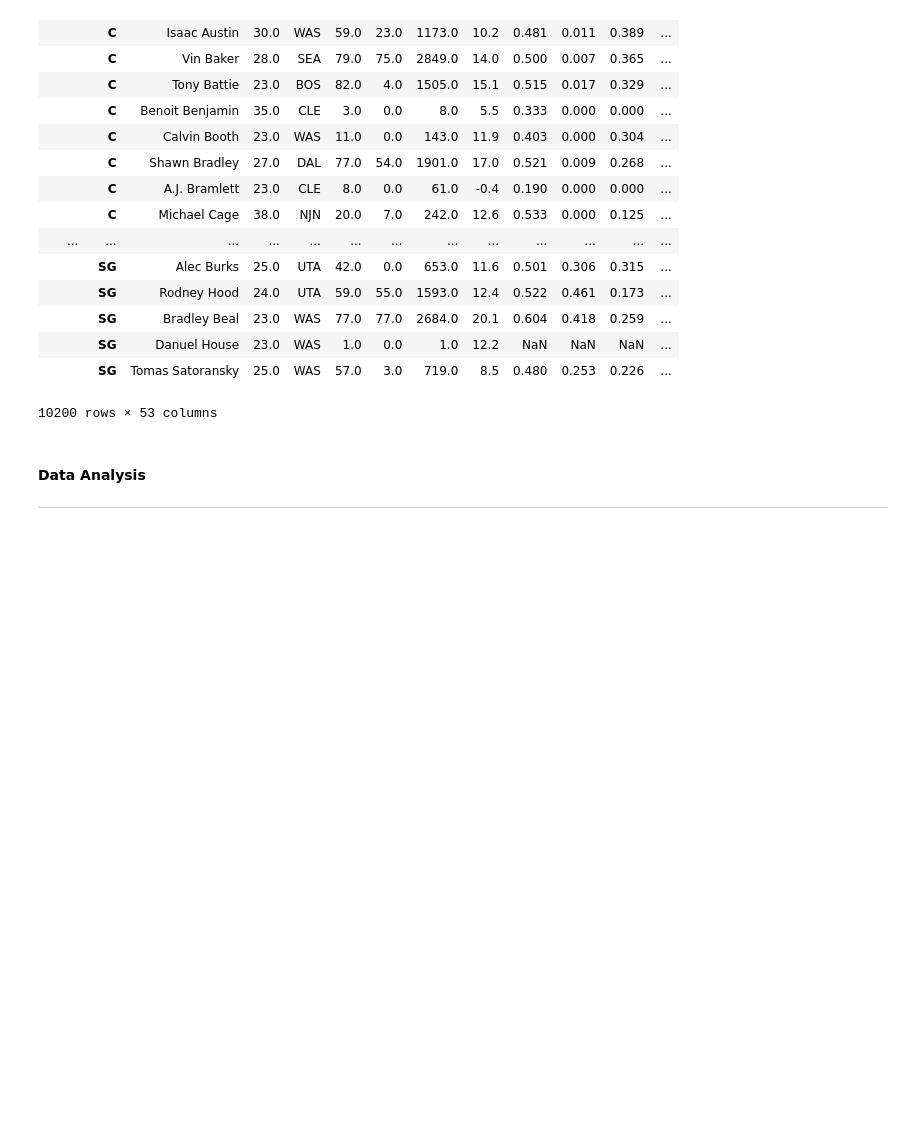
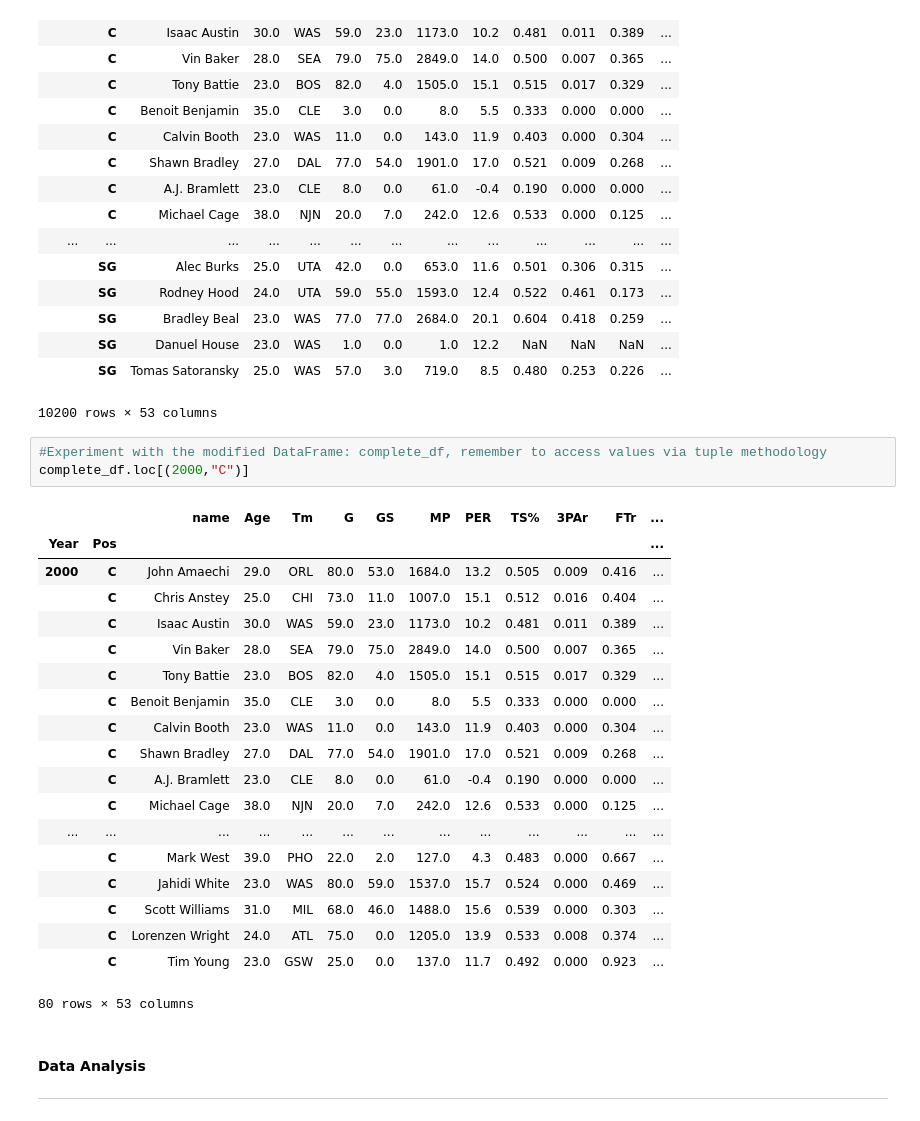
Before and after one commit to logan7734/Project1_repo, a Jupyter notebook: Project Code(Ovais).ipynb, the cells around one changed output. Cells and saved outputs as stored; diff of their text form; blank space fills up the shorter version.

Commit message:
Yes! '.loc' works when experimenting. now goint to set conditions for data fetching.

```diff
--- a/Project Code(Ovais).ipynb
+++ b/Project Code(Ovais).ipynb
@@ -117,6 +117,29 @@ complete_df
 |  | SG | Danuel House | 23.0 | WAS | 1.0 | 0.0 | 1.0 | 12.2 | NaN | NaN | NaN | ... |
 |  | SG | Tomas Satoransky | 25.0 | WAS | 57.0 | 3.0 | 719.0 | 8.5 | 0.480 | 0.253 | 0.226 | ... |
 10200 rows × 53 columns
+# %%
+#Experiment with the modified DataFrame: complete_df, remember to access values via tuple methodology
+complete_df.loc[(2000,"C")]
+# %% [output]
+|  |  | name | Age | Tm | G | GS | MP | PER | TS% | 3PAr | FTr | ... |
+| Year | Pos |  |  |  |  |  |  |  |  |  |  | ... |
+| 2000 | C | John Amaechi | 29.0 | ORL | 80.0 | 53.0 | 1684.0 | 13.2 | 0.505 | 0.009 | 0.416 | ... |
+|  | C | Chris Anstey | 25.0 | CHI | 73.0 | 11.0 | 1007.0 | 15.1 | 0.512 | 0.016 | 0.404 | ... |
+|  | C | Isaac Austin | 30.0 | WAS | 59.0 | 23.0 | 1173.0 | 10.2 | 0.481 | 0.011 | 0.389 | ... |
+|  | C | Vin Baker | 28.0 | SEA | 79.0 | 75.0 | 2849.0 | 14.0 | 0.500 | 0.007 | 0.365 | ... |
+|  | C | Tony Battie | 23.0 | BOS | 82.0 | 4.0 | 1505.0 | 15.1 | 0.515 | 0.017 | 0.329 | ... |
+|  | C | Benoit Benjamin | 35.0 | CLE | 3.0 | 0.0 | 8.0 | 5.5 | 0.333 | 0.000 | 0.000 | ... |
+|  | C | Calvin Booth | 23.0 | WAS | 11.0 | 0.0 | 143.0 | 11.9 | 0.403 | 0.000 | 0.304 | ... |
+|  | C | Shawn Bradley | 27.0 | DAL | 77.0 | 54.0 | 1901.0 | 17.0 | 0.521 | 0.009 | 0.268 | ... |
+|  | C | A.J. Bramlett | 23.0 | CLE | 8.0 | 0.0 | 61.0 | -0.4 | 0.190 | 0.000 | 0.000 | ... |
+|  | C | Michael Cage | 38.0 | NJN | 20.0 | 7.0 | 242.0 | 12.6 | 0.533 | 0.000 | 0.125 | ... |
+| ... | ... | ... | ... | ... | ... | ... | ... | ... | ... | ... | ... | ... |
+|  | C | Mark West | 39.0 | PHO | 22.0 | 2.0 | 127.0 | 4.3 | 0.483 | 0.000 | 0.667 | ... |
+|  | C | Jahidi White | 23.0 | WAS | 80.0 | 59.0 | 1537.0 | 15.7 | 0.524 | 0.000 | 0.469 | ... |
+|  | C | Scott Williams | 31.0 | MIL | 68.0 | 46.0 | 1488.0 | 15.6 | 0.539 | 0.000 | 0.303 | ... |
+|  | C | Lorenzen Wright | 24.0 | ATL | 75.0 | 0.0 | 1205.0 | 13.9 | 0.533 | 0.008 | 0.374 | ... |
+|  | C | Tim Young | 23.0 | GSW | 25.0 | 0.0 | 137.0 | 11.7 | 0.492 | 0.000 | 0.923 | ... |
+80 rows × 53 columns
 # %% [markdown]
 #### Data Analysis
 ***
```
